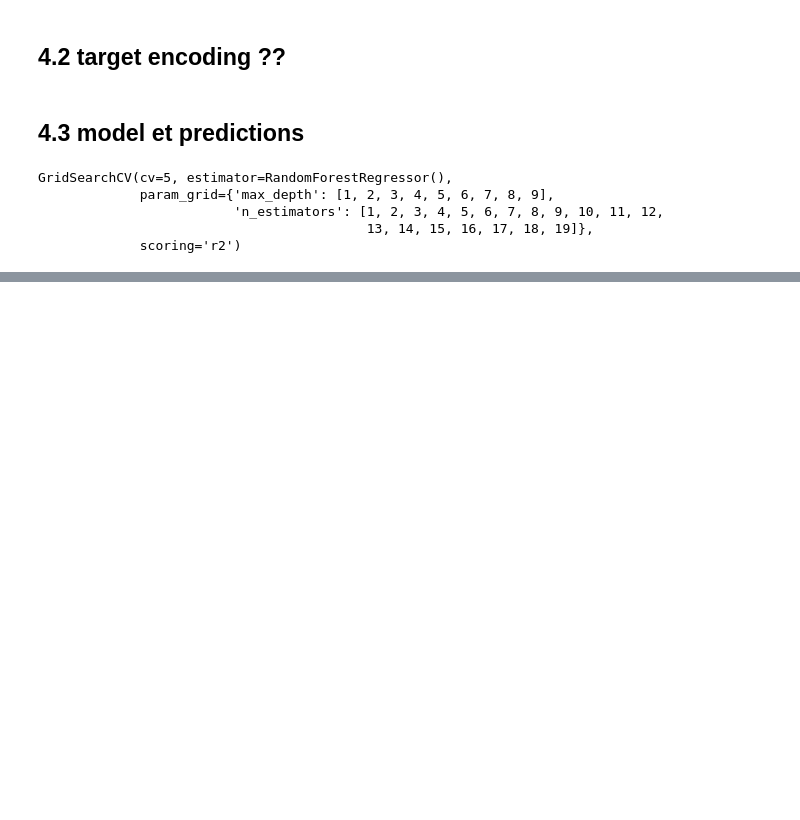
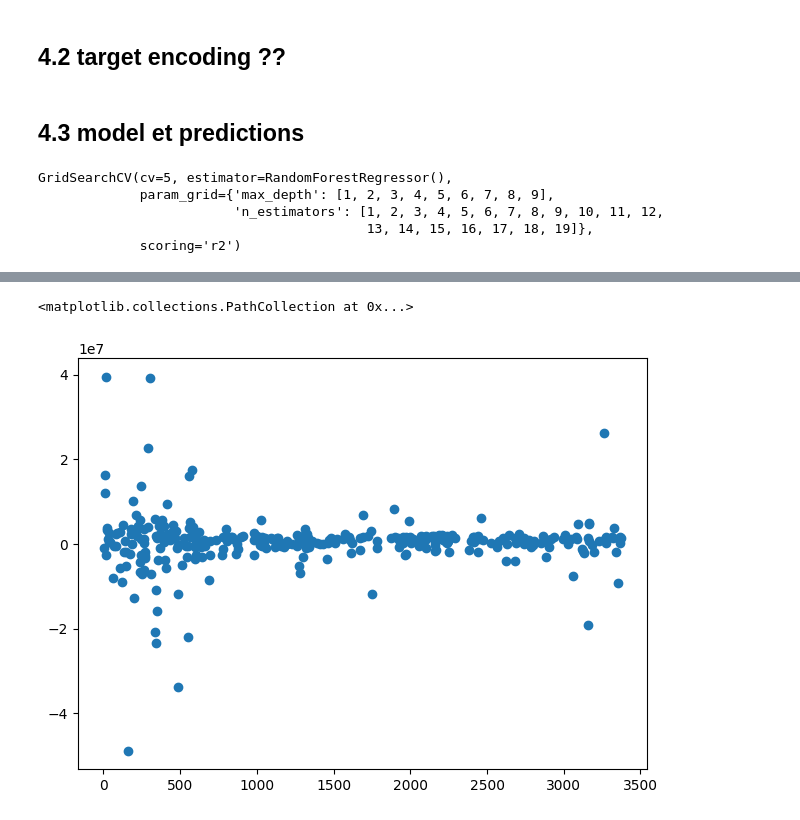
Before and after one commit to Marc0543/Seattle_energy, a Jupyter notebook: trainingmodels_marc.ipynb, the cells around one changed output, grey strips where cells are left out. Saved outputs shown, nothing was run; the diff lists cells and outputs as text; code cells hidden in the pictures; blank space fills up the shorter version.

```diff
--- a/trainingmodels_marc.ipynb
+++ b/trainingmodels_marc.ipynb
@@ -329,5 +326,8 @@ metrics.r2_score(y_test_energy,final_rf.predict(X_test_energy))
 # %%
 res_energy = pd.DataFrame(y_test_energy)
 res_energy['preds'] = final_rf.predict(X_test_energy)
-res_energy['diff'] = res_energy.apply(lambda x : x['preds'] - x[0] , axis =1 )
-plt.plot(res_energy['diff'])
+res_energy['diff'] = res_energy.apply(lambda x : x['preds'] - x['SiteEnergyUseWNkBtu'] , axis =1 )
+plt.scatter(x = res_energy.index,y = res_energy['diff'])
+# %% [output]
+<matplotlib.collections.PathCollection at 0x...>
+[figure, added]
```
Also changed, not shown: parts of 14 cells of this notebook, 1 other file.
